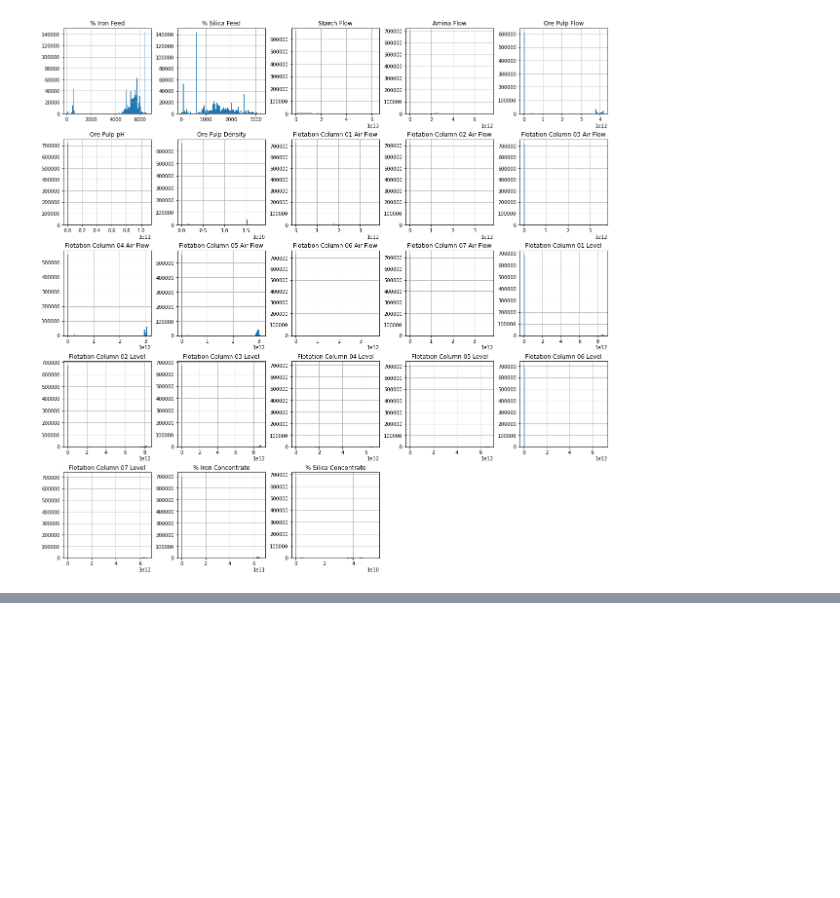
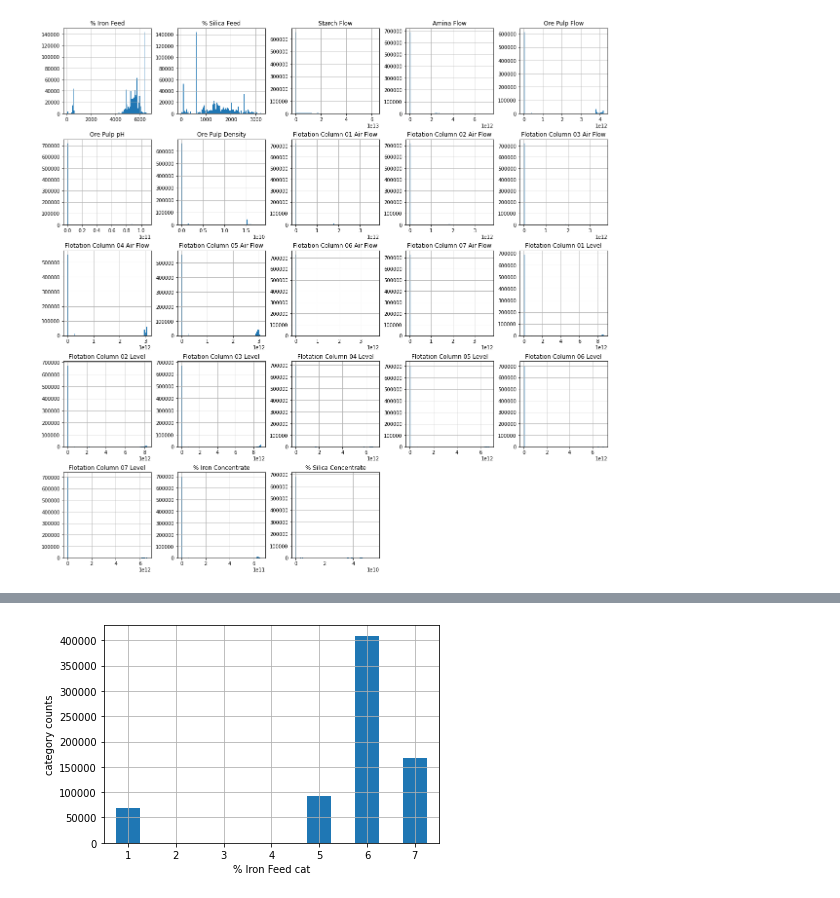
Before and after one commit to sjin0911/Hands-on-Machine-Learning, a Jupyter notebook: MLproject.ipynb, the cells around one changed output, grey strips where cells are left out. Drawn from its saved outputs; the diff is of its cells as text; code cells hidden in the pictures; blank space fills up the shorter version.

```diff
--- a/MLproject.ipynb
+++ b/MLproject.ipynb
@@ -185,0 +179,12 @@ plt.show()
+# %%
+data["% Iron Feed cat"]=pd.cut(data["% Iron Feed"],
+                              bins=[0.,1000,2000,3000,4000,5000,6000,np.inf],
+                              labels=[1,2,3,4,5,6,7])
+# %%
+import matplotlib.pyplot as plt
+data["% Iron Feed cat"].value_counts().sort_index().plot.bar(rot=0,grid=True)
+plt.xlabel("% Iron Feed cat")
+plt.ylabel("category counts")
+plt.show()
+# %% [output]
+[figure, added]
```
Also changed, not shown: parts of 18 cells of this notebook.
